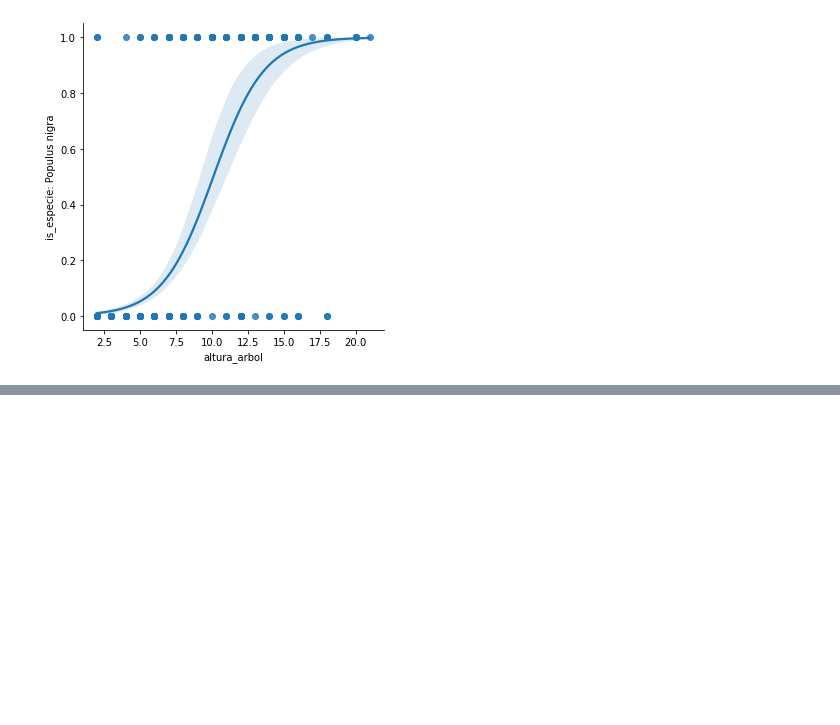
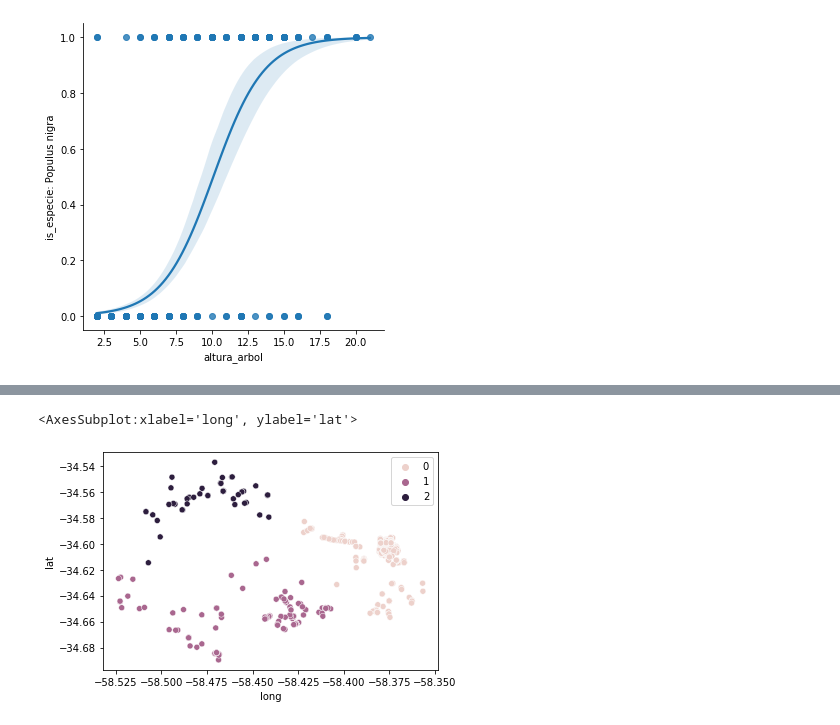
Before and after one commit to IonatanPerez/Curso_DHDS_CN17, a Jupyter notebook: C18/Modelo.ipynb, the cells around one changed output, grey strips where cells are left out. Drawn from its saved outputs; the diff is of its cells as text; code cells hidden in the pictures; blank space fills up the shorter version.

```diff
--- a/C18/Modelo.ipynb
+++ b/C18/Modelo.ipynb
@@ -79,0 +91,4 @@ for especie in data["nombre_cientifico"].unique():
+# %%
+data.isna().sum()
+data = data.dropna()
+data.isna().sum()
@@ -79,0 +105,13 @@ for especie in data["nombre_cientifico"].unique():
+# %%
+# Probamos como da un Kmeans con diferentes cantidades de clusters
+from sklearn.cluster import KMeans
+
+
+kmeans = KMeans(n_clusters=3,n_init=10) # Numero de repeticiones=10  #,random_state=0 # Con n=6 a veces hace una cosa a veces otra
+kmeans.fit(data[["long","lat"]])
+labels = kmeans.labels_
+
+sns.scatterplot(data = data, x = "long", y = "lat", hue=labels)
+# %% [output]
+<AxesSubplot:xlabel='long', ylabel='lat'>
+[figure, added]
```
Also changed, not shown: parts of 15 cells of this notebook, 4 other files.
